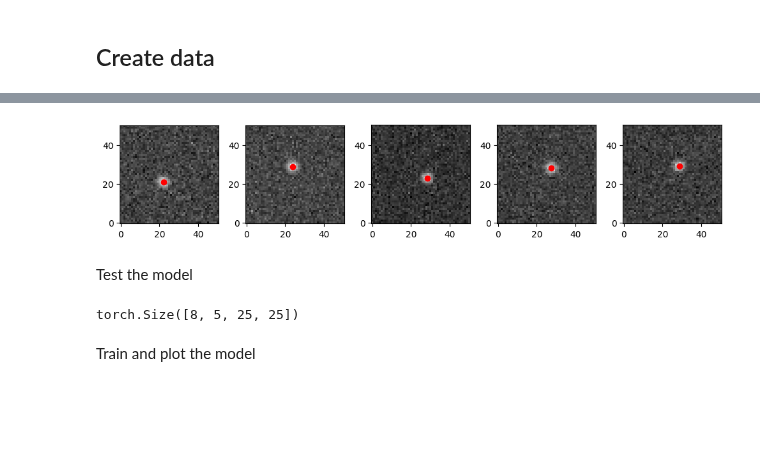
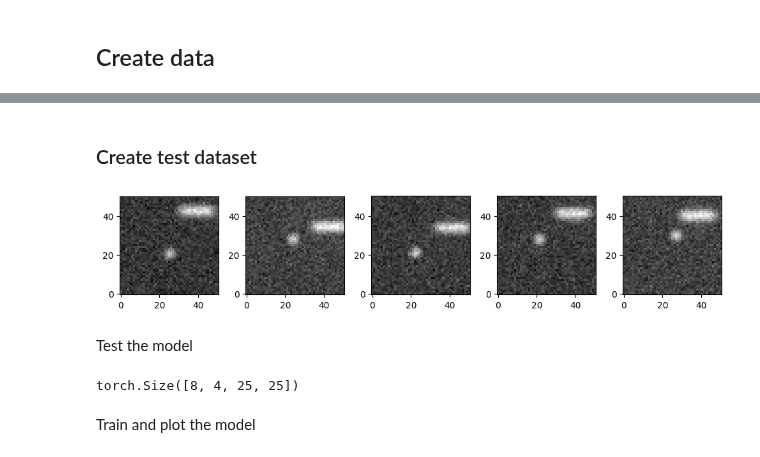
Before and after one commit to cmanzo/TFM_LodeSTAR, a Jupyter notebook: lodestar2.ipynb, the cells around one changed output, grey strips where cells are left out. Saved outputs shown, nothing was run; the diff lists cells and outputs as text; code cells hidden in the pictures; blank space fills up the shorter version.

```diff
--- a/lodestar2.ipynb
+++ b/lodestar2.ipynb
@@ -3,41 +75,27 @@
+# %% [markdown]
+### Create test dataset
 # %%
-import deeptrack as dt
-from numpy.random import uniform
-import numpy as np
-
-image_size = 51
-
-particle = dt.PointParticle(
-    position=lambda: uniform(image_size / 2 - 5, image_size / 2 + 5, size=2),
-)
-
-optics = dt.Fluorescence(output_region=(0, 0, image_size, image_size))
-
-import torch
-
 simulation = (
-    optics(particle)
+    optics(particle2 >> particle1)
     >> dt.NormalizeMinMax(0, 1)
     >> dt.Gaussian(sigma=0.1)
     >> dt.MoveAxis(-1, 0)
     >> dt.pytorch.ToTensor(dtype=torch.float32)
 )
 
-train_dataset = dt.pytorch.Dataset(simulation & [0], length=100)
-test_dataset = dt.pytorch.Dataset(simulation & particle.position, length=5000)
+test_dataset = dt.pytorch.Dataset(simulation & particle1.position & particle2.position, length=100)
 
 import matplotlib.pyplot as plt
 
 plt.figure(figsize=(10, 2))
 for i in range(5):
-	image, position = test_dataset[i]
+	image, position1, position2 = test_dataset[int(i)]
 	plt.subplot(1, 5, i + 1)
 	plt.imshow(image[0], cmap="gray", origin="lower")
-	plt.scatter(position[1], position[0], c="r")
 plt.tight_layout()
 plt.show()
 # %% [output]
-[figure, old version]
+[figure, new version]
 # %%
 from typing import Callable, Optional
 
@@ -345,10 +410,10 @@ dataloader = DataLoader(train_dataset, batch_size=8, shuffle=True)
 import deeplay as dl
 import numpy as np
 
-lodestar = LodeSTAR(optimizer=dl.Adam(lr=1e-4), num_classes=1).build()
+lodestar = LodeSTAR(optimizer=dl.Adam(lr=1e-4), num_classes=2).build()
 output = lodestar(next(iter(dataloader)))
 print(output.shape)
 # %% [output]
-torch.Size([8, 5, 25, 25])
+torch.Size([8, 4, 25, 25])
 # %% [markdown]
 Train and plot the model
```
Also changed, not shown: parts of 10 cells of this notebook.
